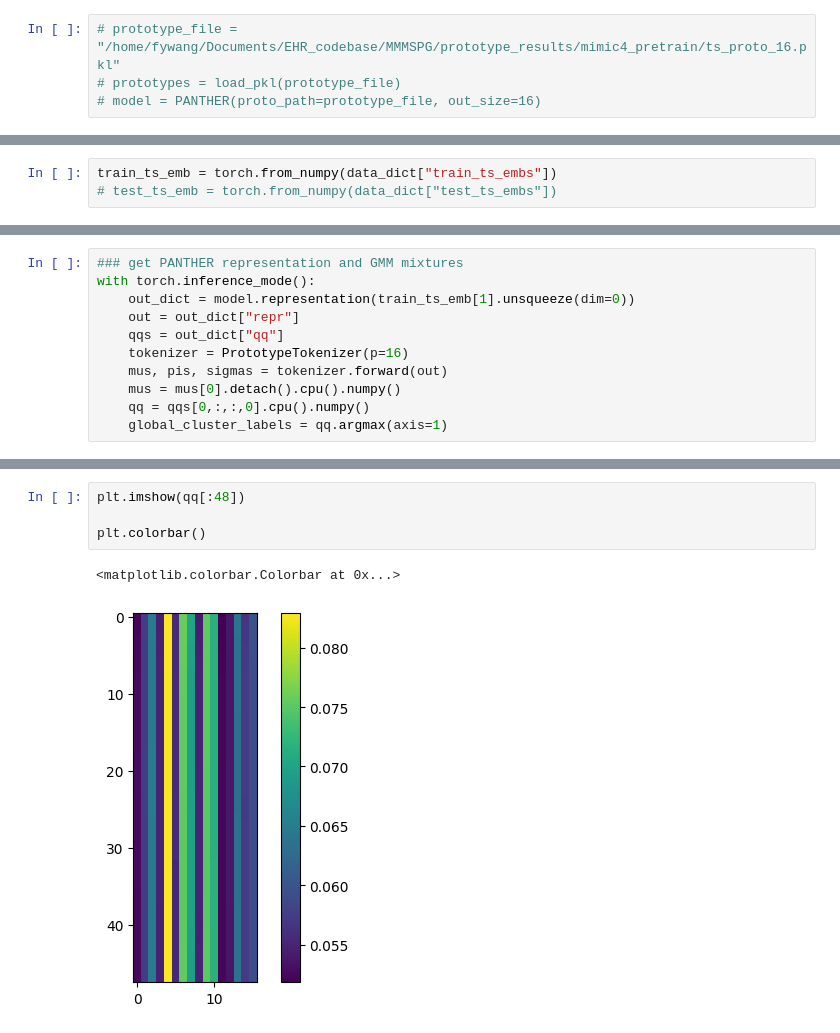
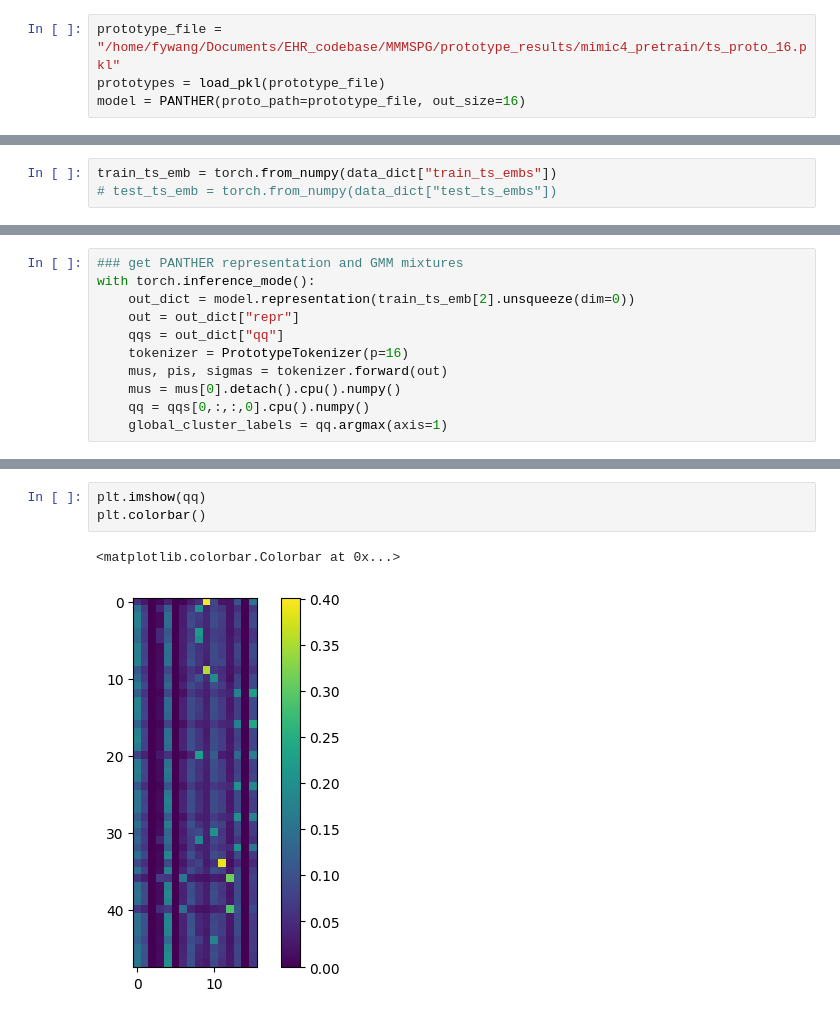
Before and after one commit to HKU-MedAI/CTPD, a Jupyter notebook: notebooks/visualize_prototype.ipynb, the cells around one changed output, grey strips where cells are left out. Drawn from its saved outputs; the diff is of its cells as text.

```diff
--- a/notebooks/visualize_prototype.ipynb
+++ b/notebooks/visualize_prototype.ipynb
@@ -11,9 +11,9 @@ from cmehr.models.common.model_PANTHER import PANTHER, PrototypeTokenizer
 file_path = "/home/fywang/Documents/EHR_codebase/MMMSPG/prototype_results/mimic4_pretrain/self_supervised_embs.pkl"
 data_dict = load_pkl(file_path)
 # %%
-# prototype_file = "/home/fywang/Documents/EHR_codebase/MMMSPG/prototype_results/mimic4_pretrain/ts_proto_16.pkl"
-# prototypes = load_pkl(prototype_file)
-# model = PANTHER(proto_path=prototype_file, out_size=16)
+prototype_file = "/home/fywang/Documents/EHR_codebase/MMMSPG/prototype_results/mimic4_pretrain/ts_proto_16.pkl"
+prototypes = load_pkl(prototype_file)
+model = PANTHER(proto_path=prototype_file, out_size=16)
 # %%
 # prototypes["prototypes"]
 # %%
@@ -40,7 +40,7 @@ for i in range(20):
 # %%
 ### get PANTHER representation and GMM mixtures
 with torch.inference_mode():
-    out_dict = model.representation(train_ts_emb[1].unsqueeze(dim=0))
+    out_dict = model.representation(train_ts_emb[2].unsqueeze(dim=0))
     out = out_dict["repr"]
     qqs = out_dict["qq"]
     tokenizer = PrototypeTokenizer(p=16)
@@ -56,7 +63,6 @@ sns.barplot(mus)
 # %%
-plt.imshow(qq[:48])
-
+plt.imshow(qq)
 plt.colorbar()
 # %% [output]
 <matplotlib.colorbar.Colorbar at 0x...>
-[figure, old version]
+[figure, new version]
```
Also changed, not shown: parts of 4 cells of this notebook, 45 other files.
